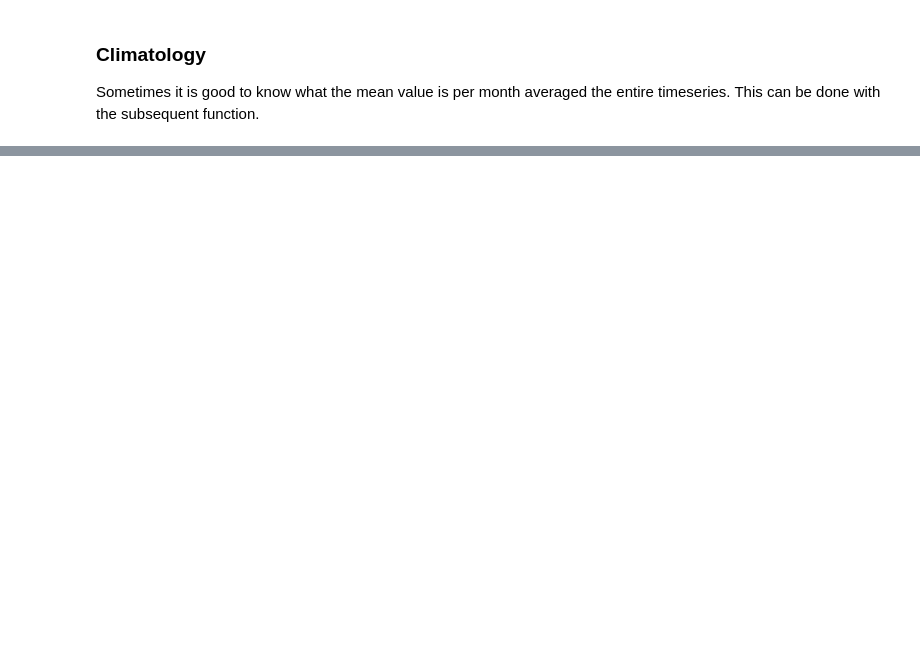
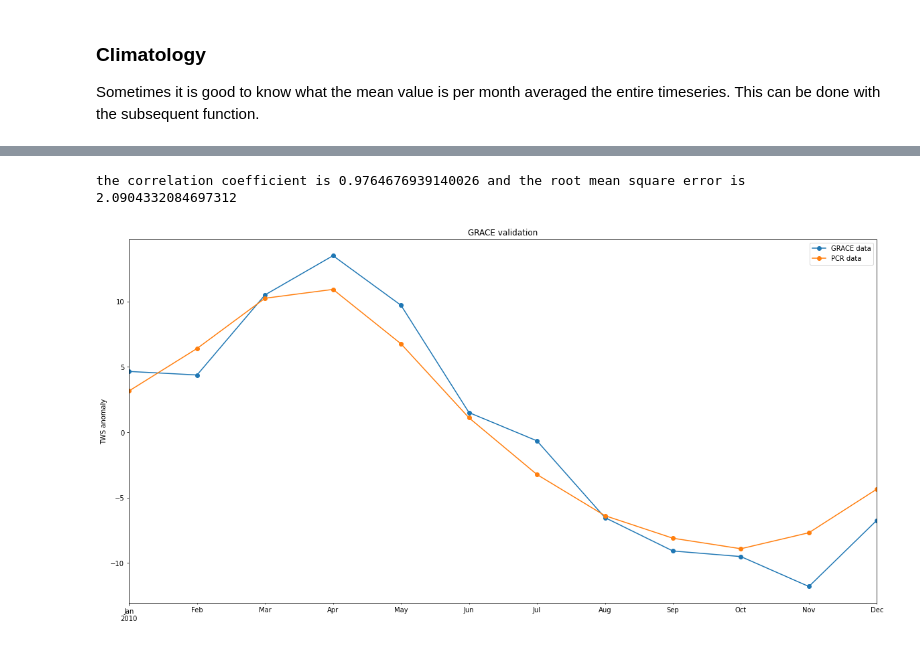
Before and after one commit to JannisHoch/pcrglobwb_utils, a Jupyter notebook: examples/example.ipynb, the cells around one changed output, grey strips where cells are left out. Saved outputs shown, nothing was run; the diff lists cells and outputs as text; code cells hidden in the pictures; blank space fills up the shorter version.

Commit message:
implemented and tested GRACE and GLEAM validatoin in notebook

```diff
--- a/examples/example.ipynb
+++ b/examples/example.ipynb
@@ -298,0 +304,4 @@ pcrglobwb_utils.spatial_validation.
+# %%
+val, df = pcrglobwb_utils.spatial_validation.validate_with_GRACE(PCR_nc_fo='example_data/GRACE/totalWaterStorageThickness_monthAvg_output_2010_Tanzania.nc',
+                                                                 GRACE_nc_fo='example_data/GRACE/GRACE_data_2010_Tanzania.nc',
+                                                                 shp_fo='example_data/Tanzania_shp/clipper.shp')
@@ -298,0 +318,10 @@ pcrglobwb_utils.spatial_validation.
+# %%
+print('the correlation coefficient is {} and the root mean square error is {}'.format(val[0], val[1]))
+# %% [output]
+the correlation coefficient is 0.9764676939140026 and the root mean square error is 2.0904332084697312
+# %%
+ax = df.plot(figsize=(20, 10), marker='o')
+ax.set_title('GRACE validation')
+ax.set_ylabel('TWS anomaly');
+# %% [output]
+[figure, added]
```
Also changed, not shown: parts of 12 cells of this notebook.
